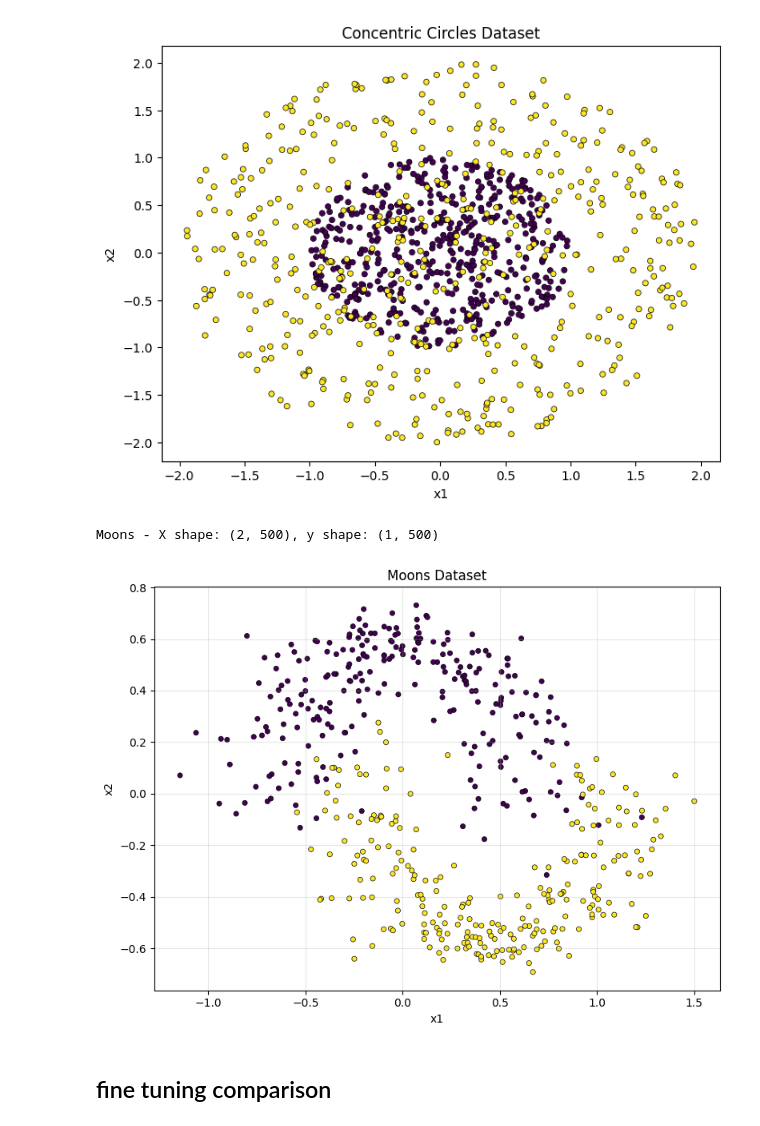
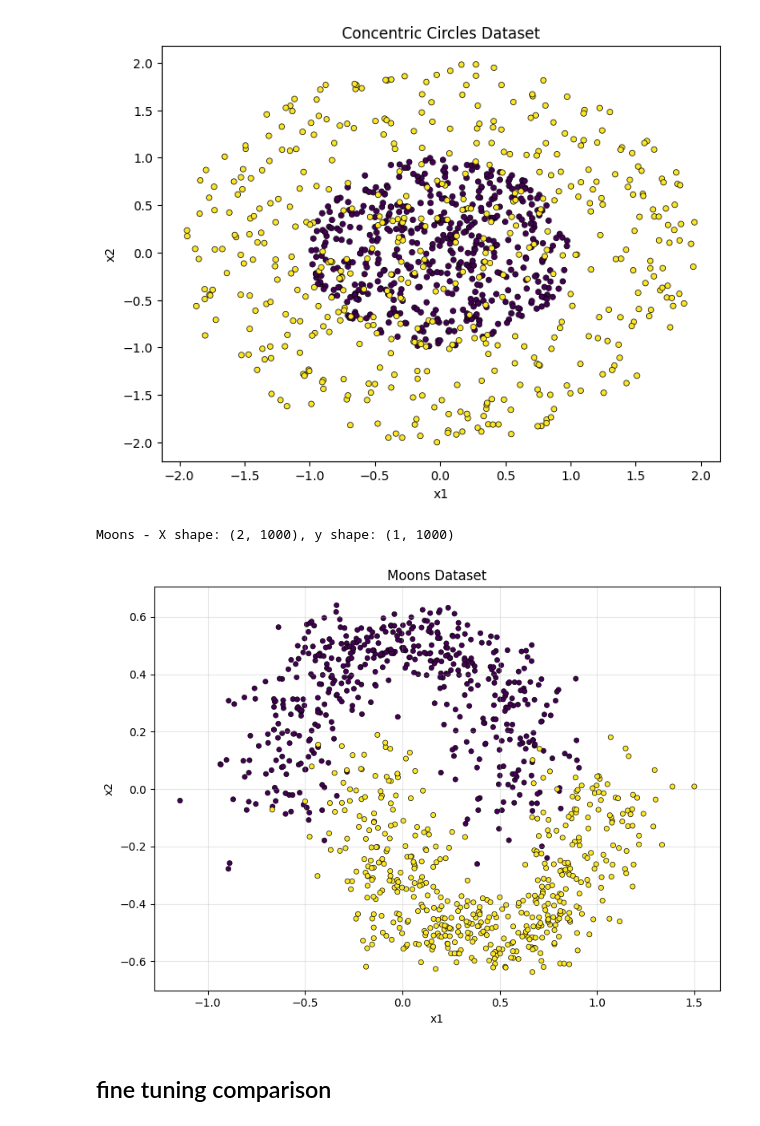
Before and after one commit to brouser2001/mae-5733, a Jupyter notebook: final/final_w_solns.ipynb, the cells around one changed output. Saved outputs shown, nothing was run; the diff lists cells and outputs as text; code cells hidden in the pictures.

```diff
--- a/final/final_w_solns.ipynb
+++ b/final/final_w_solns.ipynb
@@ -737,36 +737,36 @@ Text(0.5, 1.0, 'Concentric Circles Dataset')
 # cline
 
 np.random.seed(123)
-n_moons = 500; n1 = n_moons // 2
+n_moons = n_samples; n1 = n_moons // 2
 
 X_moons = np.zeros((2, n_moons))
 y_moons = np.zeros(n_moons)
 
 # Class 0: upper moon
 theta0 = np.linspace(0, np.pi, n1) + np.random.randn(n1)*0.15
 X_moons[0,:n1] = np.cos(theta0)+0.3*np.random.randn(n1)
 X_moons[1,:n1] = np.sin(theta0)-0.1+0.1*np.random.randn(n1)
 y_moons[:n1] = 0
 
 # Class 1: lower moon
 theta1 = np.linspace(0, np.pi, n1) + np.random.randn(n1)*0.15
 X_moons[0,n1:] = -np.cos(theta1)+0.7+0.3*np.random.randn(n1)
 X_moons[1,n1:] = -np.sin(theta1)+0.1+0.1*np.random.randn(n1)
 y_moons[n1:] = 1
 y_moons=y_moons.reshape(1,-1) #added reshape
 
 scale_moons = max(np.abs(X_moons).max(), 1e-8)
 X_moons *= 1.5 / scale_moons
 
 print(f"Moons - X shape: {X_moons.shape}, y shape: {y_moons.shape}")
 plt.figure(figsize=(8,6))
 plt.scatter(X_moons[0], X_moons[1], c=y_moons, cmap='viridis', s=20, edgecolors='k', linewidths=0.5)
 plt.xlabel('x1'); plt.ylabel('x2')
 plt.title('Moons Dataset')
 plt.grid(alpha=0.3); plt.tight_layout(); plt.show()
 # %% [output]
-Moons - X shape: (2, 500), y shape: (1, 500)
+Moons - X shape: (2, 1000), y shape: (1, 1000)
-[figure, old version]
+[figure, new version]
 # %% [markdown]
 ## fine tuning comparison
 # %% [markdown]
```
Also changed, not shown: parts of 25 cells of this notebook, 1 other file.
